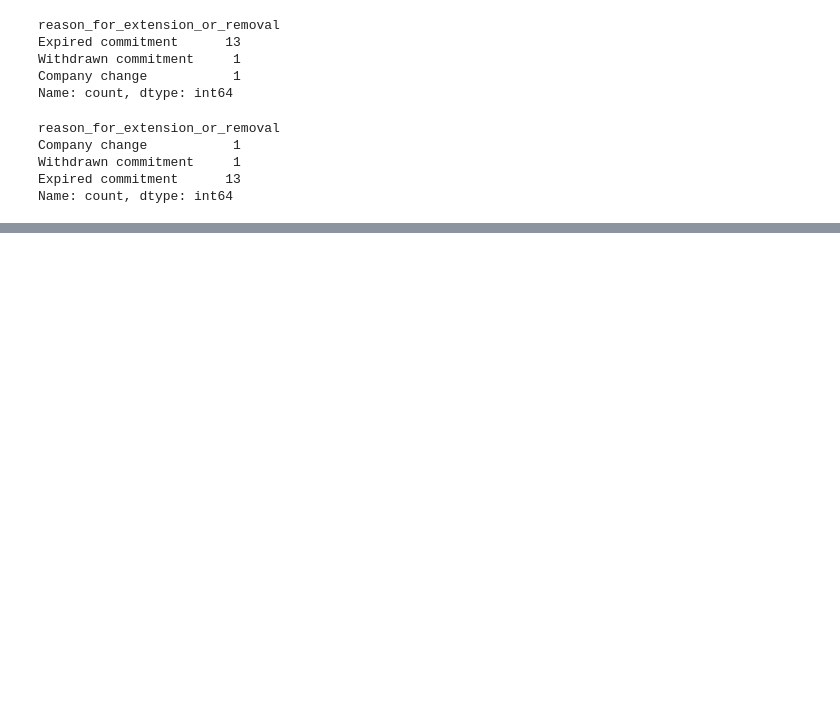
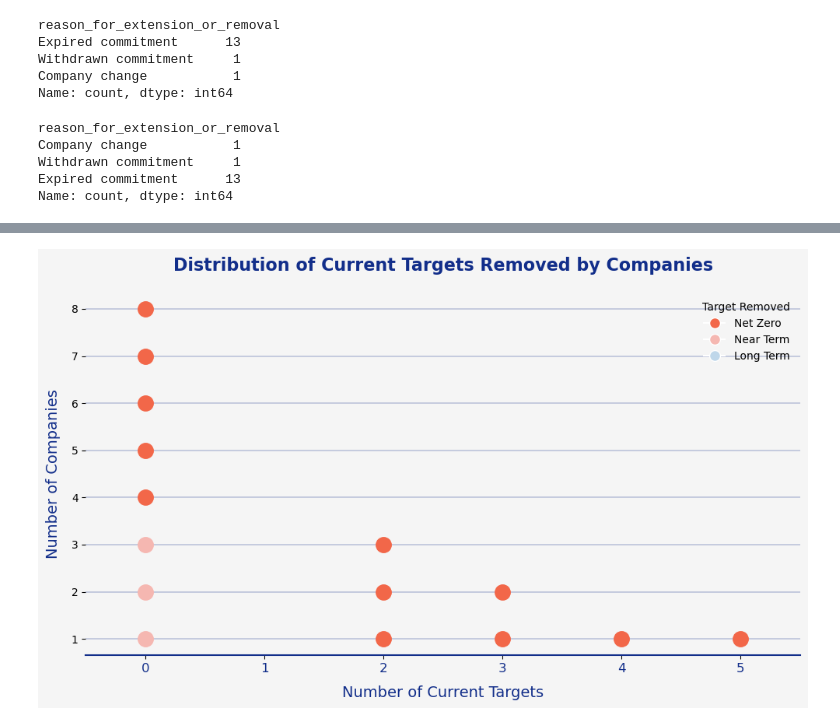
Before and after one commit to AnjaBrocklehurst/AnjaBrocklehurst.github.io, a Jupyter notebook: assets/code/5_SBTi Denmark_Retracted.ipynb, the cells around one changed output, grey strips where cells are left out. Saved outputs shown, nothing was run; the diff lists cells and outputs as text; code cells hidden in the pictures; blank space fills up the shorter version.

```diff
--- a/assets/code/5_SBTi Denmark_Retracted.ipynb
+++ b/assets/code/5_SBTi Denmark_Retracted.ipynb
@@ -1208,0 +1262,8 @@ plt.show()
+# %%
+# Count occurrences of each sbti_id in Targ_dk
+sbti_id_counts = Targ_dk["sbti_id"].value_counts()
+
+# Map the count to the filtered_retr DataFrame
+filtered_retr["current_targets"] = filtered_retr["sbti_id"].map(sbti_id_counts).fillna(0).astype(int)
+
+print(filtered_retr)
@@ -1208,0 +1287,59 @@ plt.show()
+# %%
+# sort filtered_retr by target_removed
+filtered_retr = filtered_retr.sort_values(by="target_removed")
+
+
+# Colors
+category_colors = {
+    "Net Zero": sbt_palette[1],
+    "Near Term": sbt_palette[0],
+    "Long Term": sbt_palette[2]
+}
+
+# Setup plot
+fig, ax = plt.subplots(figsize=(10, 6), facecolor="#f5f5f5")
+ax.set_facecolor("#f5f5f5")
+
+# Group and count each company occurrence by current_targets
+counts = {}
+
+# For each company, place a dot at (current_targets, vertical stack position)
+for _, row in filtered_retr.iterrows():
+    x = row["current_targets"]
+    category = row["target_removed"]
+
+    # Count how many companies already at this x
+    y = counts.get(x, 0) + 1
+    counts[x] = y
+
+    # Plot dot
+    ax.plot(x, y, 'o', color=category_colors.get(category, "#999999"), markersize=14, zorder=3)
+
+# Axis and labels
+ax.set_xlim(-0.5, 5.5)
+ax.set_xticks(range(0, 6))
+ax.set_xticklabels(range(0, 6), fontsize=12, color="#122E8A")
+ax.set_xlabel("Number of Current Targets", fontsize=14, color="#122E8A", labelpad=10)
+
+ax.set_ylabel("Number of Companies", fontsize=14, color="#122E8A", labelpad=10)
+ax.yaxis.grid(True, linestyle='-', linewidth=0.3, color="#122E8A", zorder=0)
+
+# Spines and cleanup
+ax.spines['top'].set_visible(False)
+ax.spines['right'].set_visible(False)
+ax.spines['left'].set_visible(False)
+ax.spines['bottom'].set_color("#122E8A")
+ax.spines['bottom'].set_linewidth(1.5)
+
+# Title
+ax.set_title("Distribution of Current Targets Removed by Companies", fontsize=16, fontweight="bold", color="#122E8A", pad=20)
+
+# Optional legend
+handles = [plt.Line2D([0], [0], marker='o', color='w', label=k, markerfacecolor=v, markersize=10)
+           for k, v in category_colors.items()]
+ax.legend(handles=handles, title="Target Removed", frameon=False, loc='upper right')
+
+plt.tight_layout()
+plt.show()
+# %% [output]
+[figure, added]
```
Also changed, not shown: parts of 15 cells of this notebook.
